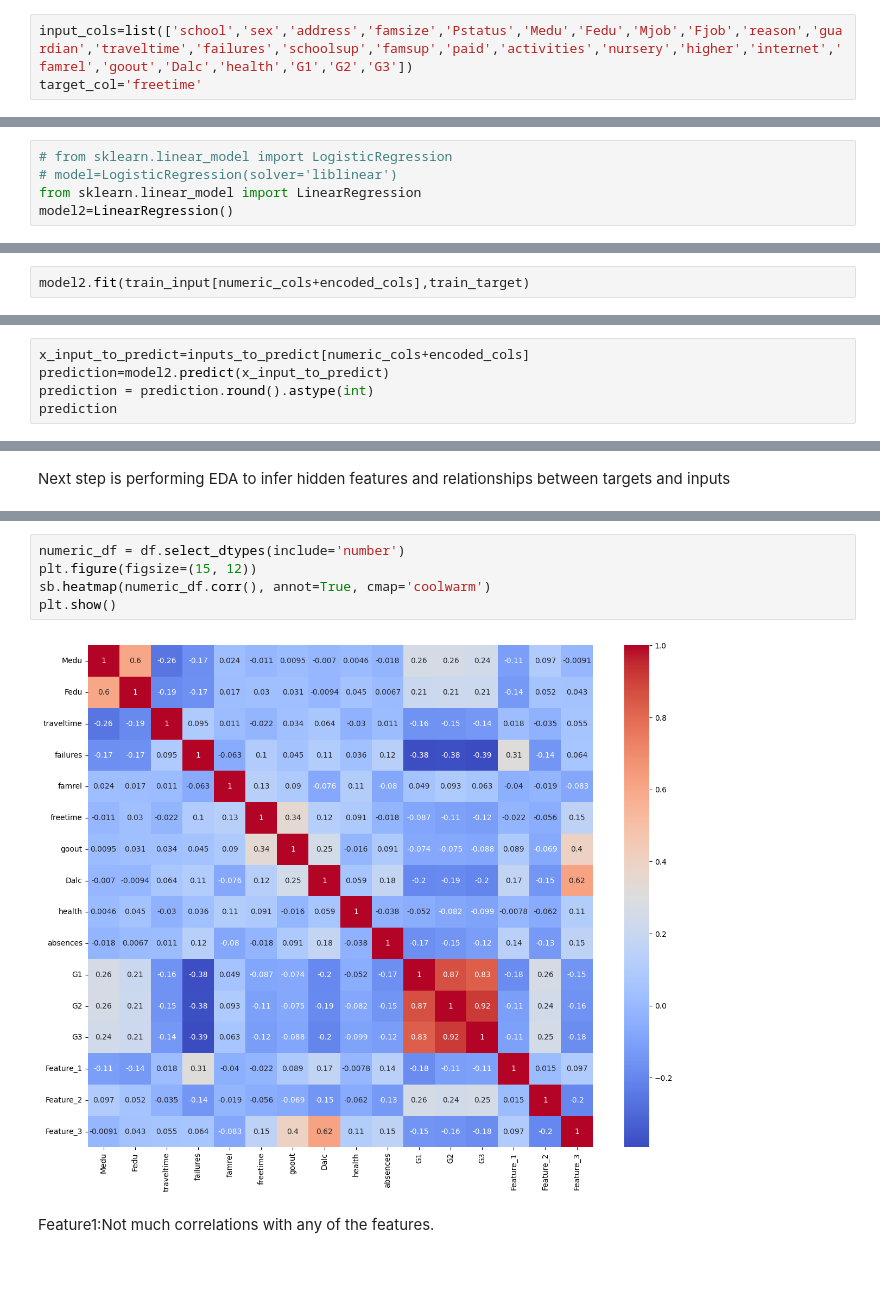
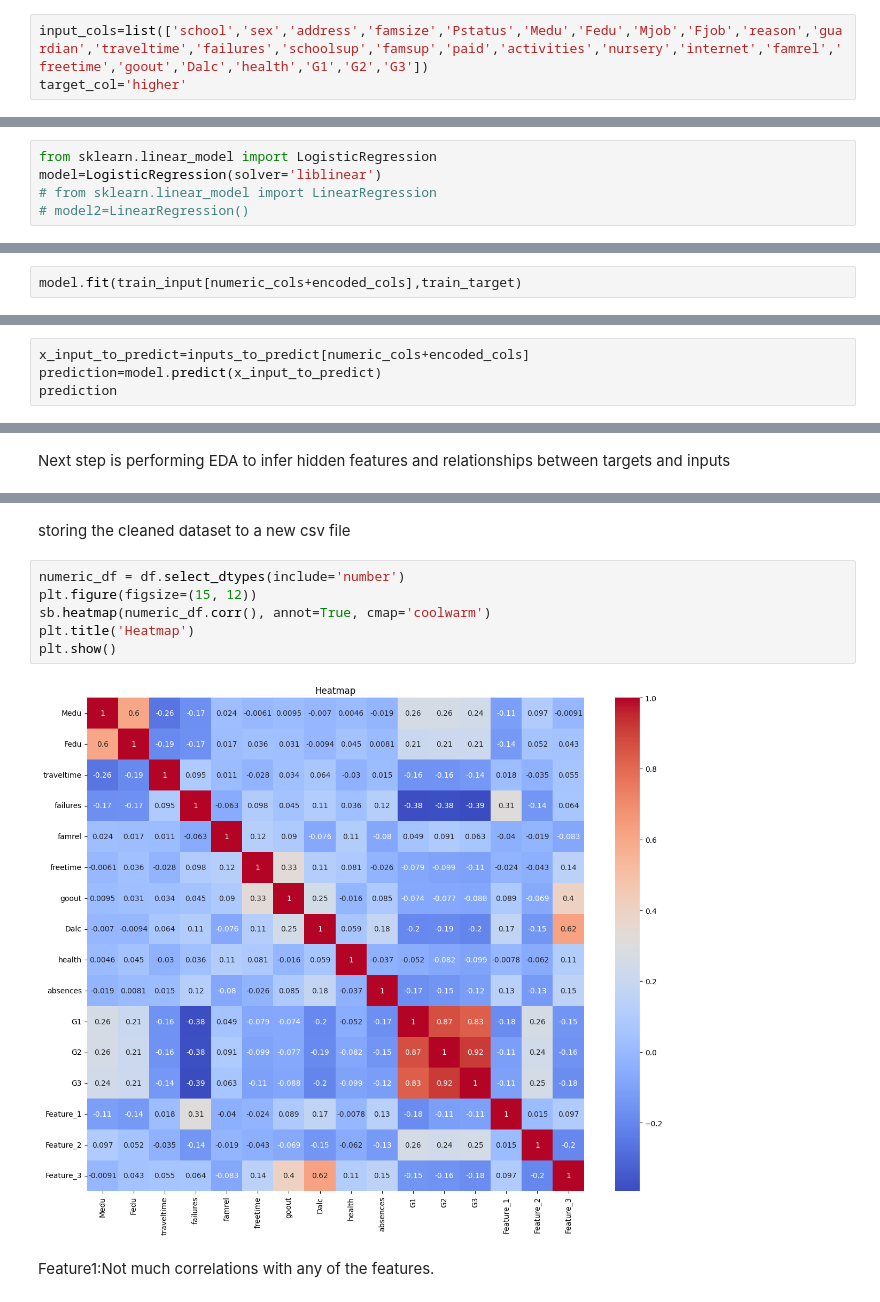
Before and after one commit to adithjayakrishnan/CampusPulse, a Jupyter notebook: workpad.ipynb, the cells around one changed output, grey strips where cells are left out. Cells and saved outputs as stored; diff of their text form; blank space fills up the shorter version.

```diff
--- a/workpad.ipynb
+++ b/workpad.ipynb
@@ -94,8 +90,8 @@ np.float64(3.0)
 # %% [markdown]
 Replacing freetime with mode value
 # %%
-input_cols=list(['school','sex','address','famsize','Pstatus','Medu','Fedu','Mjob','Fjob','reason','guardian','traveltime','failures','schoolsup','famsup','paid','activities','nursery','higher','internet','famrel','goout','Dalc','health','G1','G2','G3'])
-target_col='freetime'
+input_cols=list(['school','sex','address','famsize','Pstatus','Medu','Fedu','Mjob','Fjob','reason','guardian','traveltime','failures','schoolsup','famsup','paid','activities','nursery','internet','famrel','freetime','goout','Dalc','health','G1','G2','G3'])
+target_col='higher'
 # %% [markdown]
 Creating a predictive model to predict missing values for some coloumns
 # %%
@@ -124,12 +120,12 @@ train_input[encoded_cols]=encoder.transform(train_input[categorical_cols])
 # %% [markdown]
 Converting categorical columns by onehot encoding,creating new onehot vector columns for each categorical data and adding it to the original training dataset
 # %%
-# from sklearn.linear_model import LogisticRegression
-# model=LogisticRegression(solver='liblinear')
-from sklearn.linear_model import LinearRegression
-model2=LinearRegression()
+from sklearn.linear_model import LogisticRegression
+model=LogisticRegression(solver='liblinear')
+# from sklearn.linear_model import LinearRegression
+# model2=LinearRegression()
 # %% [markdown]
 Creating LinearRegression and LogisticRegression objects for predictive functions
 # %%
-model2.fit(train_input[numeric_cols+encoded_cols],train_target)
+model.fit(train_input[numeric_cols+encoded_cols],train_target)
 # %% [output]
@@ -218,7 +219,6 @@ inputs_to_predict[encoded_cols]=encoder.transform(inputs_to_predict[categorical_
 Onehot encoding of actual inputs
 # %%
 x_input_to_predict=inputs_to_predict[numeric_cols+encoded_cols]
-prediction=model2.predict(x_input_to_predict)
-prediction = prediction.round().astype(int)
+prediction=model.predict(x_input_to_predict)
 prediction
 # %% [output]
@@ -255,10 +271,13 @@ Index(['school', 'sex', 'address', 'famsize', 'Pstatus', 'Medu', 'Fedu',
+# %% [markdown]
+storing the cleaned dataset to a new csv file
 # %%
 numeric_df = df.select_dtypes(include='number')
 plt.figure(figsize=(15, 12))
 sb.heatmap(numeric_df.corr(), annot=True, cmap='coolwarm')
+plt.title('Heatmap')
 plt.show()
 # %% [output]
-[figure, old version]
+[figure, new version]
 # %% [markdown]
 Feature1:Not much correlations with any of the features.
 # %% [markdown]
```
Also changed, not shown: parts of 40 cells of this notebook, 2 other files.
